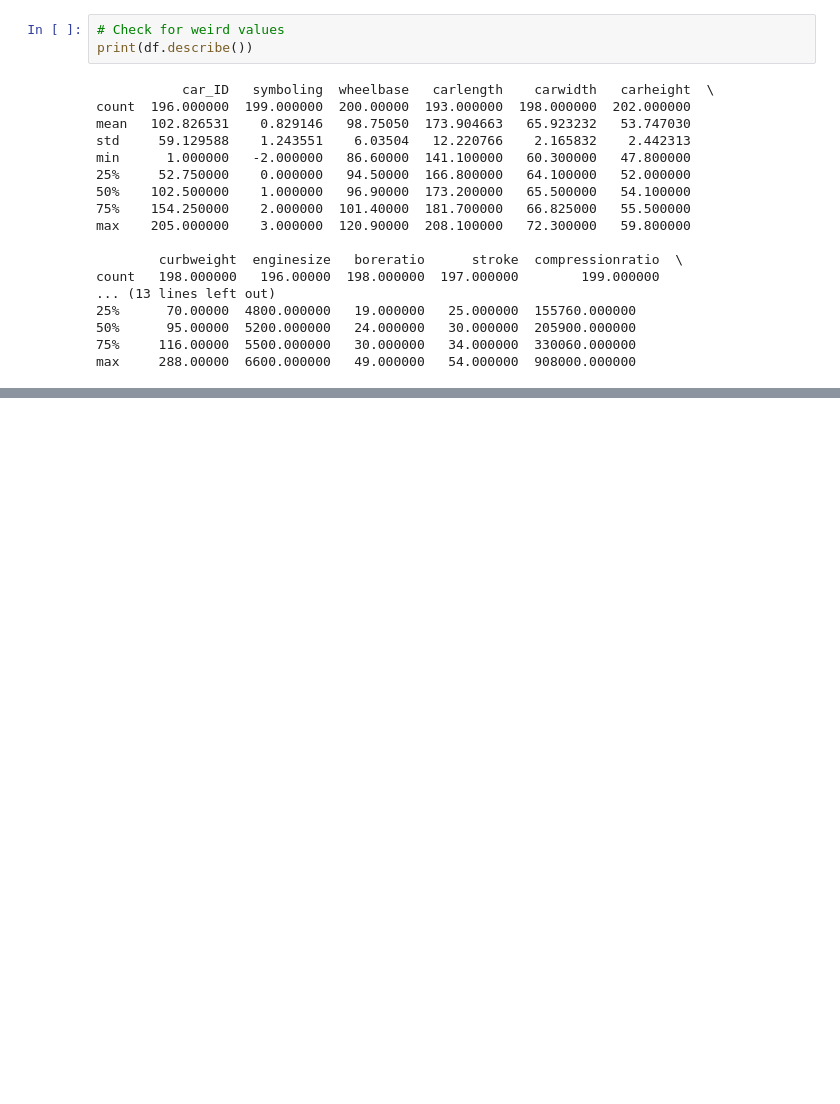
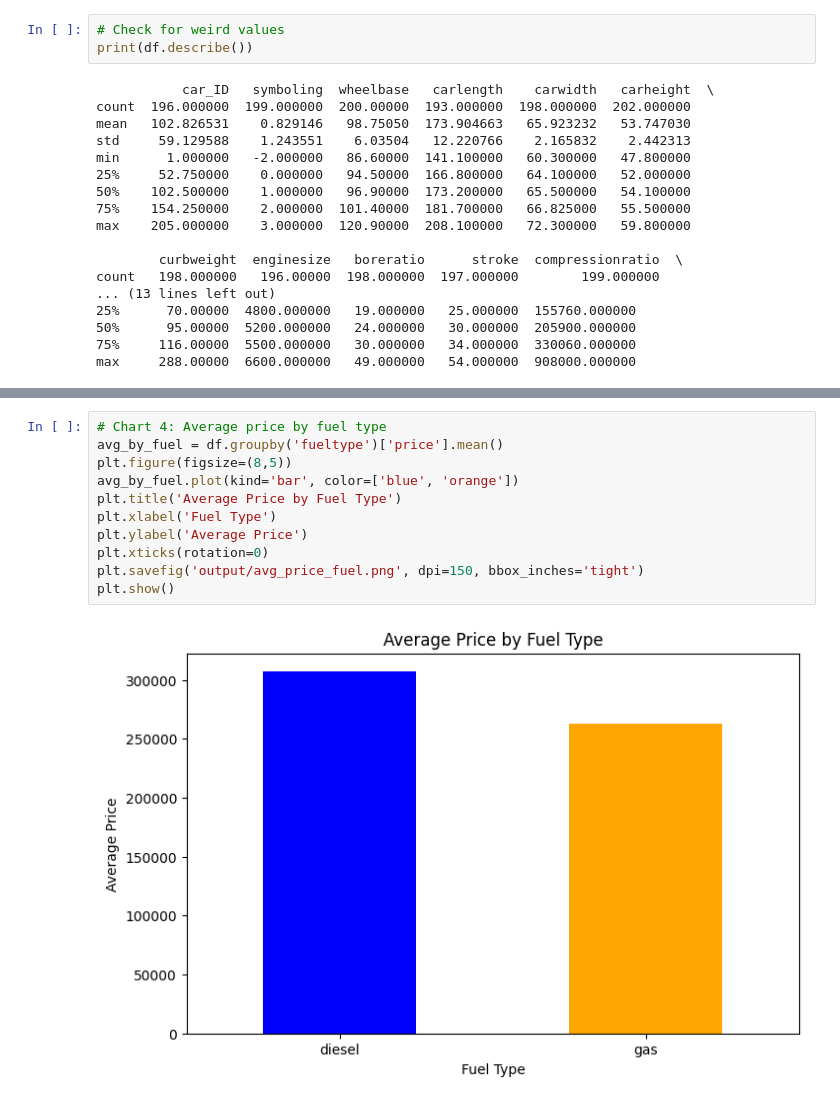
Before and after one commit to Sekwanele950/Car_prices_ITSCA_Project, a Jupyter notebook: Notebooks/Q_01_EDA.ipynb, the cells around one changed output, grey strips where cells are left out. Cells and saved outputs as stored; diff of their text form; blank space fills up the shorter version.

```diff
--- a/Notebooks/Q_01_EDA.ipynb
+++ b/Notebooks/Q_01_EDA.ipynb
@@ -121,0 +229,13 @@ max     288.00000  6600.000000   49.000000   54.000000  908000.000000
+# %%
+# Chart 4: Average price by fuel type
+avg_by_fuel = df.groupby('fueltype')['price'].mean()
+plt.figure(figsize=(8,5))
+avg_by_fuel.plot(kind='bar', color=['blue', 'orange'])
+plt.title('Average Price by Fuel Type')
+plt.xlabel('Fuel Type')
+plt.ylabel('Average Price')
+plt.xticks(rotation=0)
+plt.savefig('output/avg_price_fuel.png', dpi=150, bbox_inches='tight')
+plt.show()
+# %% [output]
+[figure, added]
```
Also changed, not shown: parts of 12 cells of this notebook, 21 other files.
